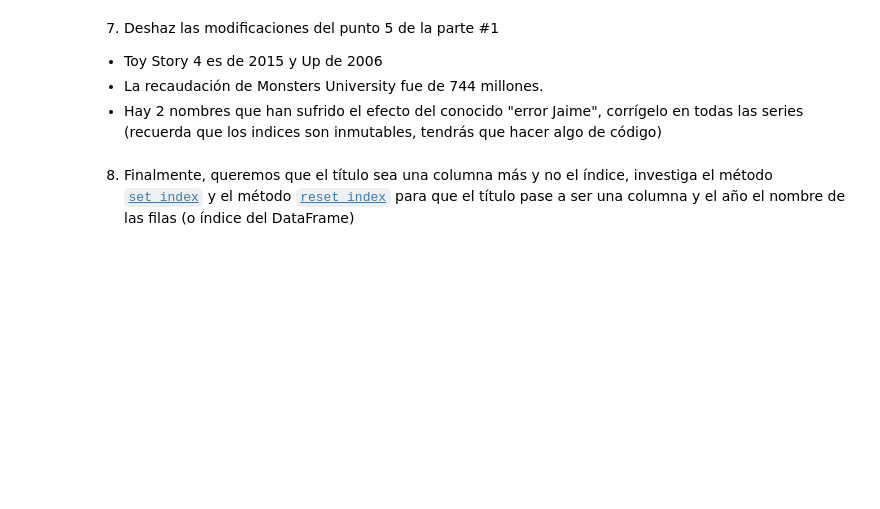
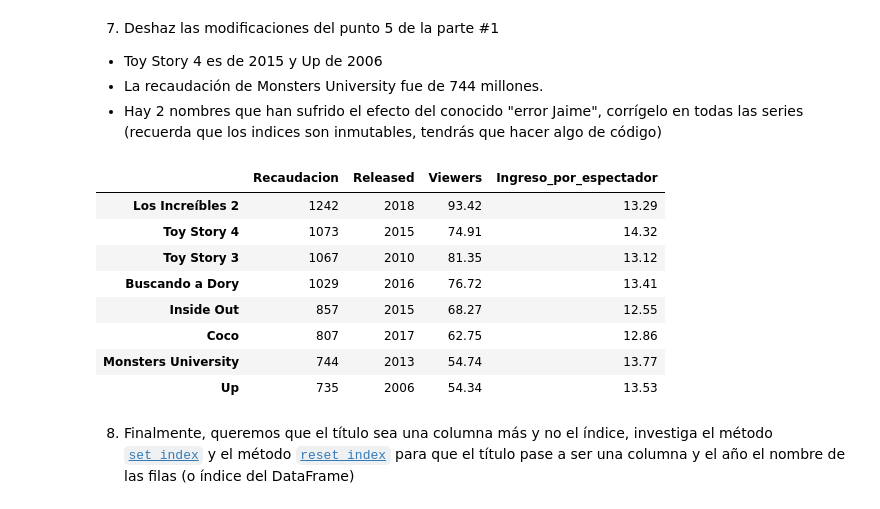
Before and after one commit to mailliwJ/ONLINE_DS_THEBRIDGE_exercises, a Jupyter notebook: 02_Programacion_y_Herramientas_Avanzadas/Sprint_04/Unidad_01/Practica_Obligatoria/18_Practica_Obligatoria_Pandas_I.ipynb, the cells around one changed output. Saved outputs shown, nothing was run; the diff lists cells and outputs as text; code cells hidden in the pictures; blank space fills up the shorter version.

```diff
--- a/02_Programacion_y_Herramientas_Avanzadas/Sprint_04/Unidad_01/Practica_Obligatoria/18_Practica_Obligatoria_Pandas_I.ipynb
+++ b/02_Programacion_y_Herramientas_Avanzadas/Sprint_04/Unidad_01/Practica_Obligatoria/18_Practica_Obligatoria_Pandas_I.ipynb
@@ -220,8 +245,19 @@ df
 # %%
 df.loc['Toy Story 4', 'Released'] = 2015
 df.loc['Up', 'Released'] = 2006
 df.loc['Monsters University', 'Recaudacion'] = 744
 df.loc['Toy Story 4', 'Released'] = 2015
+df
+# %% [output]
+|  | Recaudacion | Released | Viewers | Ingreso_por_espectador |
+| Los Increíbles 2 | 1242 | 2018 | 93.42 | 13.29 |
+| Toy Story 4 | 1073 | 2015 | 74.91 | 14.32 |
+| Toy Story 3 | 1067 | 2010 | 81.35 | 13.12 |
+| Buscando a Dory | 1029 | 2016 | 76.72 | 13.41 |
+| Inside Out | 857 | 2015 | 68.27 | 12.55 |
+| Coco | 807 | 2017 | 62.75 | 12.86 |
+| Monsters University | 744 | 2013 | 54.74 | 13.77 |
+| Up | 735 | 2006 | 54.34 | 13.53 |
 # %% [markdown]
 8. Finalmente, queremos que el título sea una columna más y no el índice, investiga el método [`set_index`](https://pandas.pydata.org/docs/reference/api/pandas.DataFrame.set_index.html) y el método [`reset_index`](https://pandas.pydata.org/docs/reference/api/pandas.DataFrame.reset_index.html) para que el título pase a ser una columna y el año el nombre de las filas (o índice del DataFrame)
 # %%
```
Also changed, not shown: parts of 10 cells of this notebook.
